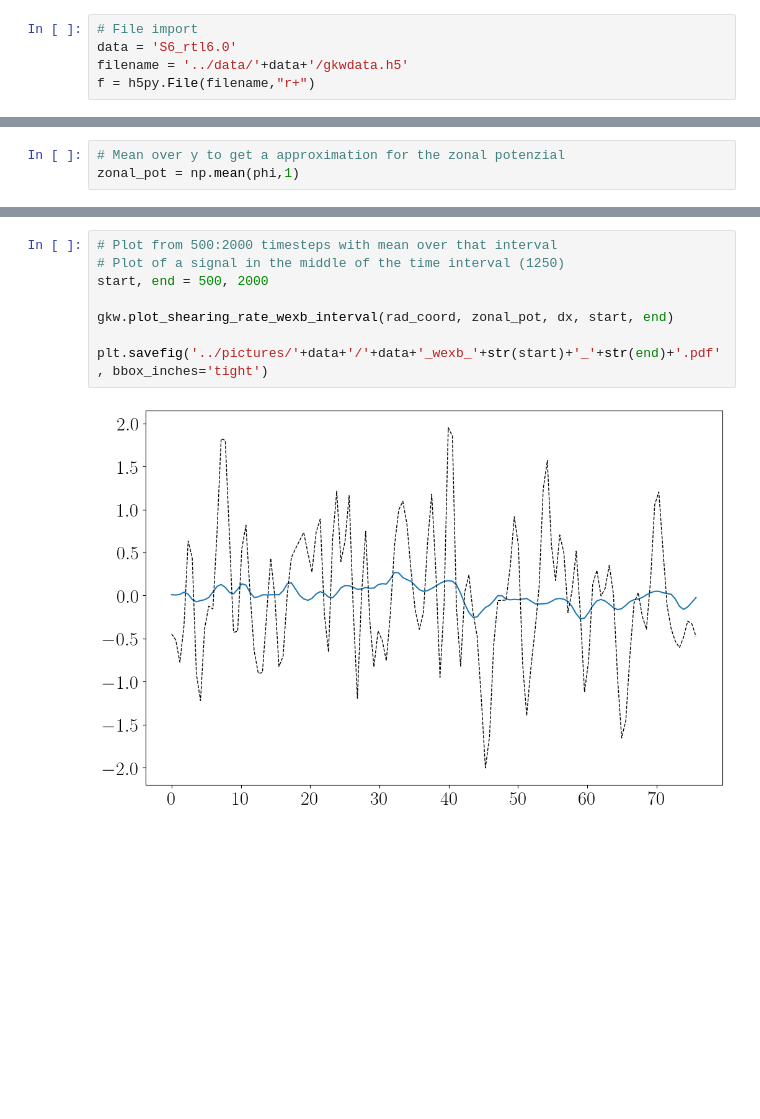
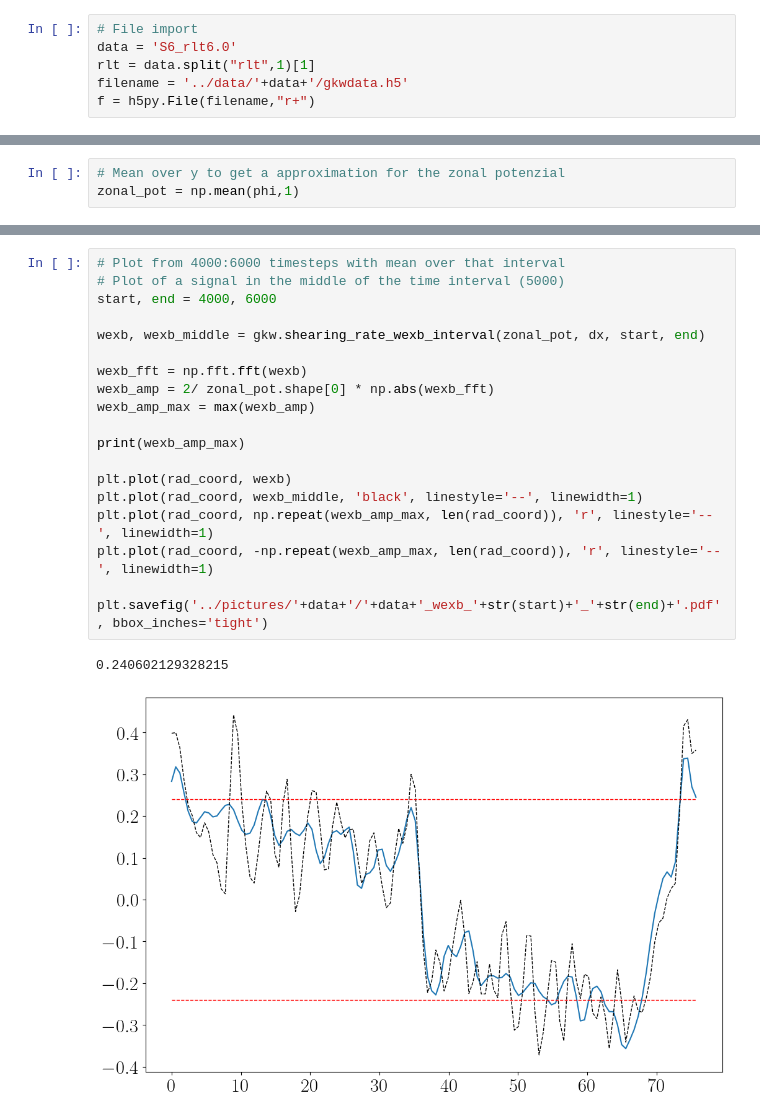
Before and after one commit to ManeLippert/Bachelorthesis-Shearingrate-Convergence, a Jupyter notebook: evaluation/evaluation.ipynb, the cells around one changed output, grey strips where cells are left out. Saved outputs shown, nothing was run; the diff lists cells and outputs as text; blank space fills up the shorter version.

Commit message:
#17: Rename Folder and new plots

```diff
--- a/evaluation/evaluation.ipynb
+++ b/evaluation/evaluation.ipynb
@@ -13,6 +15,7 @@ rc('text', usetex=True)
 rc('font', family='serif', size=22)
 # %%
 # File import
-data = 'S6_rtl6.0'
+data = 'S6_rlt6.0'
+rlt = data.split("rlt",1)[1]
 filename = '../data/'+data+'/gkwdata.h5'
 f = h5py.File(filename,"r+")
@@ -54,11 +93,23 @@ plt.savefig('../pictures/'+data+'/'+data+'_wexb_all.pdf', bbox_inches='tight')
 # %%
-# Plot from 500:2000 timesteps with mean over that interval
-# Plot of a signal in the middle of the time interval (1250)
-start, end = 500, 2000
+# Plot from 4000:6000 timesteps with mean over that interval
+# Plot of a signal in the middle of the time interval (5000)
+start, end = 4000, 6000
 
-gkw.plot_shearing_rate_wexb_interval(rad_coord, zonal_pot, dx, start, end)
+wexb, wexb_middle = gkw.shearing_rate_wexb_interval(zonal_pot, dx, start, end)
+
+wexb_fft = np.fft.fft(wexb)
+wexb_amp = 2/ zonal_pot.shape[0] * np.abs(wexb_fft)
+wexb_amp_max = max(wexb_amp)
+
+print(wexb_amp_max)
+
+plt.plot(rad_coord, wexb)
+plt.plot(rad_coord, wexb_middle, 'black', linestyle='--', linewidth=1)
+plt.plot(rad_coord, np.repeat(wexb_amp_max, len(rad_coord)), 'r', linestyle='--', linewidth=1)
+plt.plot(rad_coord, -np.repeat(wexb_amp_max, len(rad_coord)), 'r', linestyle='--', linewidth=1)
 
 plt.savefig('../pictures/'+data+'/'+data+'_wexb_'+str(start)+'_'+str(end)+'.pdf', bbox_inches='tight')
 # %% [output]
+0.240602129328215
-[figure, old version]
+[figure, new version]
 # %%
```
Also changed, not shown: parts of 8 cells of this notebook, 42 other files.
